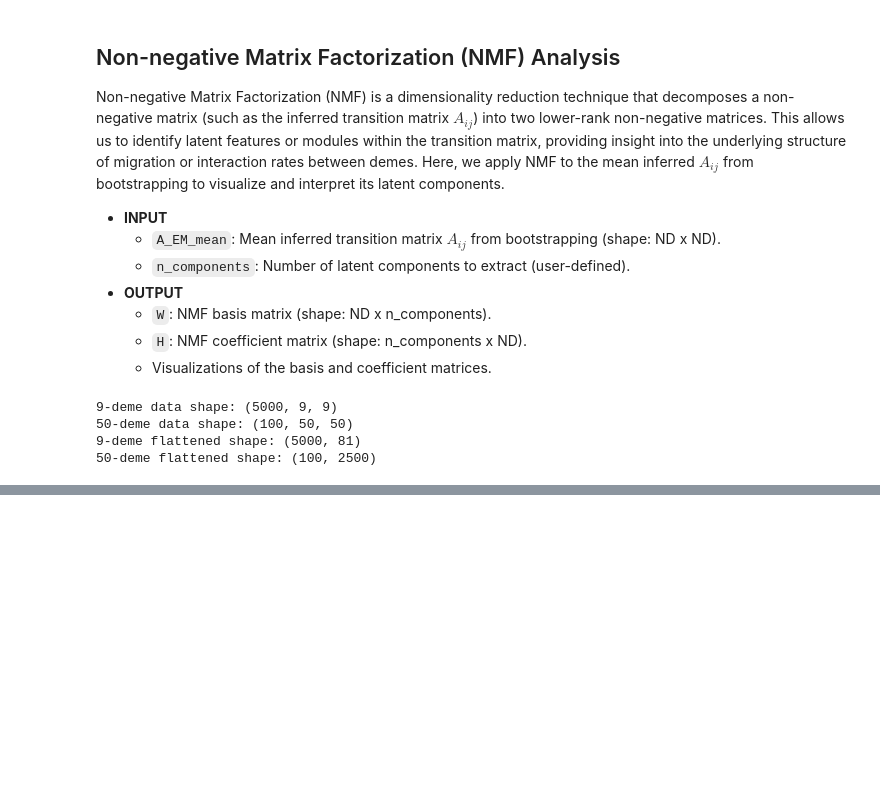
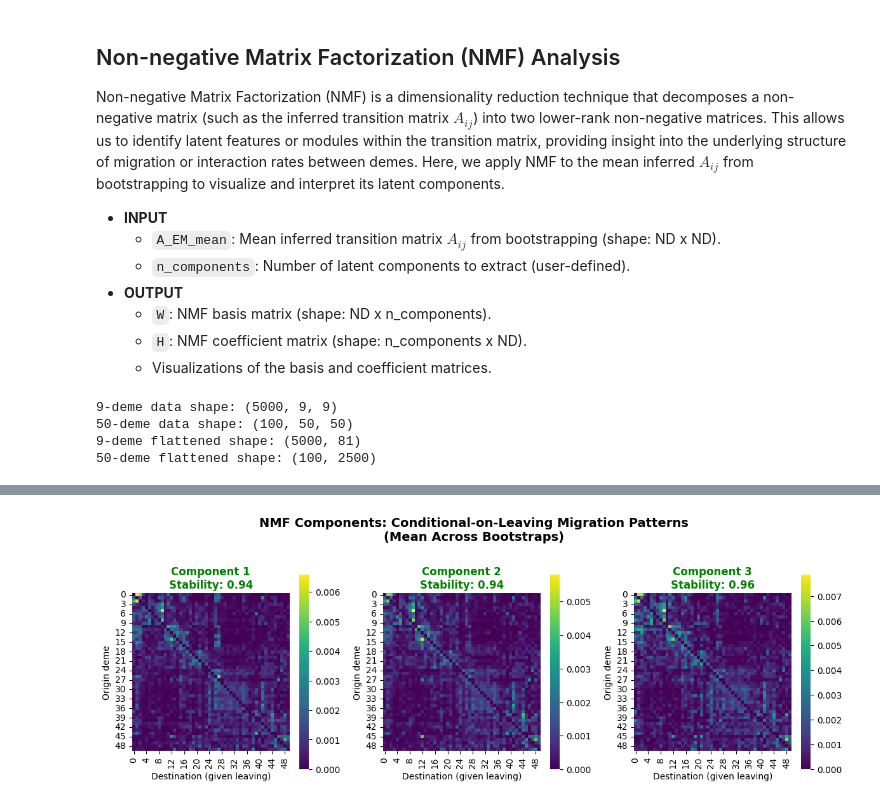
Before and after one commit to garywithav/NetworkCoarseGrain, a Jupyter notebook: usage_HMM_WF.ipynb, the cells around one changed output, grey strips where cells are left out. Saved outputs shown, nothing was run; the diff lists cells and outputs as text; code cells hidden in the pictures; blank space fills up the shorter version.

```diff
--- a/usage_HMM_WF.ipynb
+++ b/usage_HMM_WF.ipynb
@@ -1613,0 +401,12 @@ print("="*60)
+# %%
+# We load the MCMC samples. Each sample is one plausible migration matrix
+# drawn from the posterior distribution.
+# Load the 9-deme MCMC samples
+# Shape: (n_samples, n_demes, n_demes) = (5000, 9, 9)
+data_9 = np.load(r'data/England_Delta_50_EM/output/A_England_Delta.npy')
+
+n_samples, n_demes, _ = data_9.shape
+print(f"Loaded {n_samples} MCMC samples")
+print(f"Each sample is a {n_demes}x{n_demes} migration matrix")
+print(f"Total shape: {data_9.shape}")
+print()
@@ -1613,0 +863,24 @@ print("="*60)
+# %%
+fig, axes = plt.subplots(1, n_components, figsize=(4 * n_components, 4))
+
+for k in range(n_components):
+    # Reshape the mean component back to a 9x9 matrix
+    pattern = component_means[k].reshape(n_demes, n_demes)
+
+    # Determine color based on stability
+    stability = stability_scores[k]
+    title_color = 'green' if stability > 0.8 else ('orange' if stability > 0.5 else 'red')
+
+    # Plot heatmap
+    sns.heatmap(pattern, ax=axes[k], cmap='viridis', square=True,
+                cbar=True, annot=False)
+    axes[k].set_title(f'Component {k+1}\nStability: {stability:.2f}',
+                      fontsize=12, color=title_color, fontweight='bold')
+    axes[k].set_xlabel('Destination (given leaving)')
+    axes[k].set_ylabel('Origin deme')
+
+plt.suptitle('NMF Components: Conditional-on-Leaving Migration Patterns\n(Mean Across Bootstraps)', fontsize=14, fontweight='bold', y=1.05)
+plt.tight_layout()
+plt.show()
+# %% [output]
+[figure, added]
```
Also changed, not shown: parts of 44 cells of this notebook.
